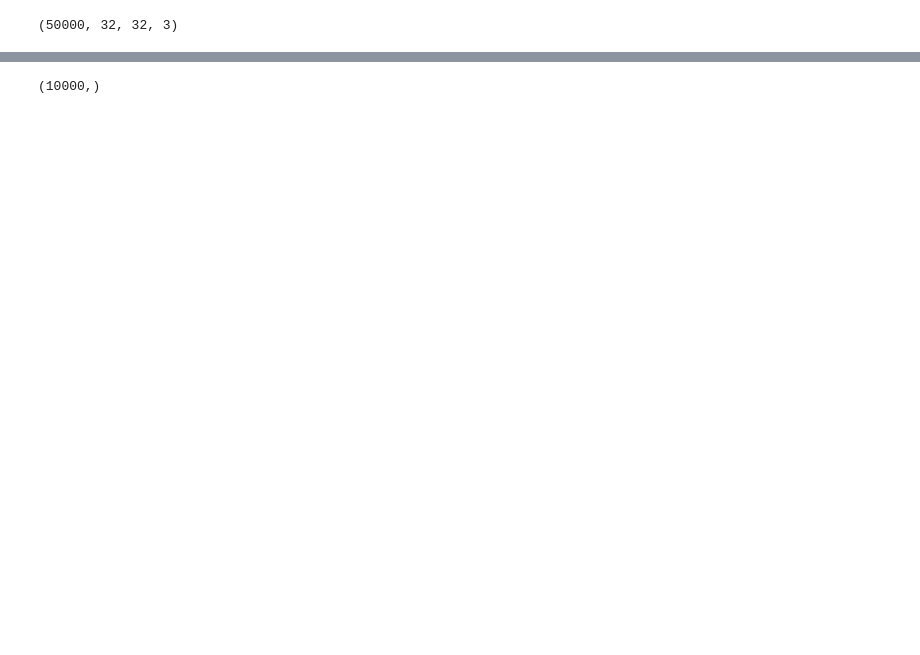
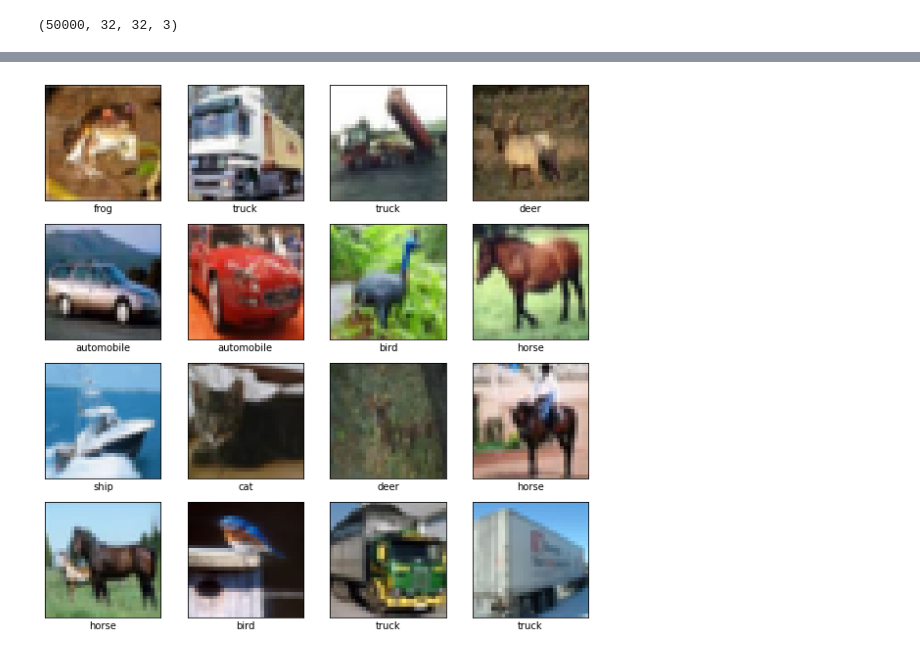
Before and after one commit to anishantony8/Deep-Learning, a Jupyter notebook: CNN.ipynb, the cells around one changed output, grey strips where cells are left out. Drawn from its saved outputs; the diff is of its cells as text; code cells hidden in the pictures; blank space fills up the shorter version.

```diff
--- a/CNN.ipynb
+++ b/CNN.ipynb
@@ -12,0 +8,4 @@ Downloading data from https://www.cs.toronto.edu/~kriz/cifar-10-python.tar.gz
+# %%
+cifar10 = keras.datasets.cifar10
+# %%
+(train_images, train_labels), (test_images, test_labels) = cifar10.load_data()
@@ -25,4 +18,0 @@ x_test.shape
-# %%
-y_test.shape
-# %% [output]
-(10000,)
@@ -53,0 +19,22 @@ model = my_model()
+# %%
+train_images, test_images = train_images / 255.0, test_images / 255.0
+# %%
+class_names = ['airplane', 'automobile', 'bird', 'cat', 'deer',
+               'dog', 'frog', 'horse', 'ship', 'truck']
+# %%
+def show():
+    plt.figure(figsize=(10,10))
+    for i in range(16):
+        plt.subplot(4,4,i+1)
+        plt.xticks([])
+        plt.yticks([])
+        plt.grid(False)
+        plt.imshow(train_images[i], cmap=plt.cm.binary)
+        # The CIFAR labels happen to be arrays,
+        # which is why you need the extra index
+        plt.xlabel(class_names[train_labels[i][0]])
+    plt.show()
+
+show()
+# %% [output]
+[figure, added]
```
Also changed, not shown: parts of 17 cells of this notebook.
